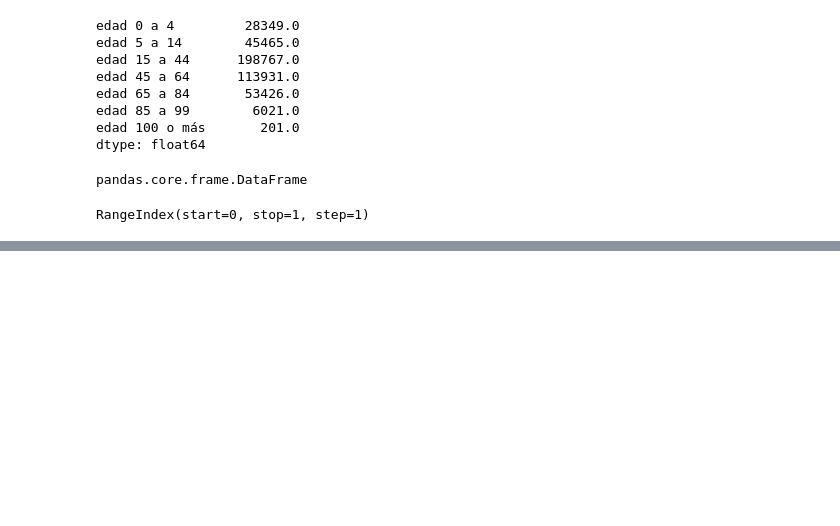
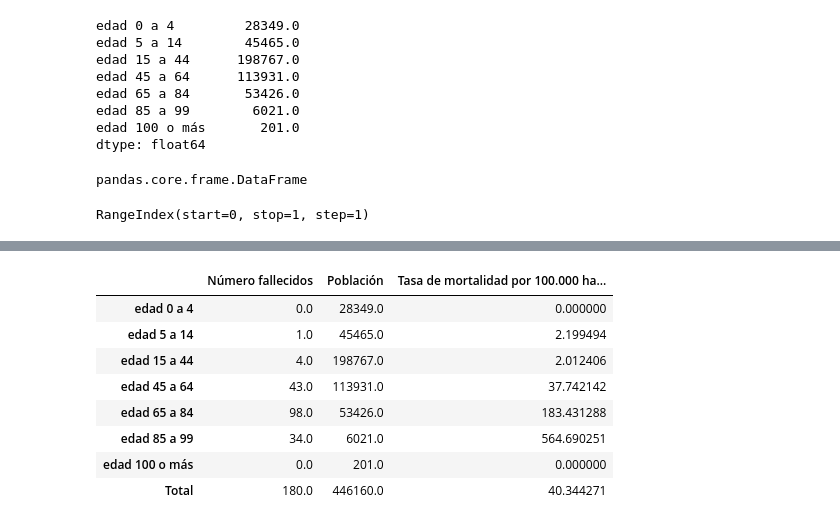
Before and after one commit to luiseveliogarciarestrepo/corona, a Jupyter notebook: Fallecidos Municip COVID19 por etarios -NOVIEMBRE.ipynb, the cells around one changed output, grey strips where cells are left out. Cells and saved outputs as stored; diff of their text form; code cells hidden in the pictures; blank space fills up the shorter version.

```diff
--- a/Fallecidos Municip COVID19 por etarios -NOVIEMBRE.ipynb
+++ b/Fallecidos Municip COVID19 por etarios -NOVIEMBRE.ipynb
@@ -471,3 +491,15 @@ Tasa_mortalidad.round(2)
+# %%
+Tasa_mortalidad
+# %% [output]
+|  | Número fallecidos | Población | Tasa de mortalidad por 100.000 ha... |
+| edad 0 a 4 | 0.0 | 28349.0 | 0.000000 |
+| edad 5 a 14 | 1.0 | 45465.0 | 2.199494 |
+| edad 15 a 44 | 4.0 | 198767.0 | 2.012406 |
+| edad 45 a 64 | 43.0 | 113931.0 | 37.742142 |
+| edad 65 a 84 | 98.0 | 53426.0 | 183.431288 |
+| edad 85 a 99 | 34.0 | 6021.0 | 564.690251 |
+| edad 100 o más | 0.0 | 201.0 | 0.000000 |
+| Total | 180.0 | 446160.0 | 40.344271 |
 # %%
 df.to_csv('etarioDefuncionesMunic.csv')
 # %%
```
Also changed, not shown: parts of 12 cells of this notebook, 7 other files.
